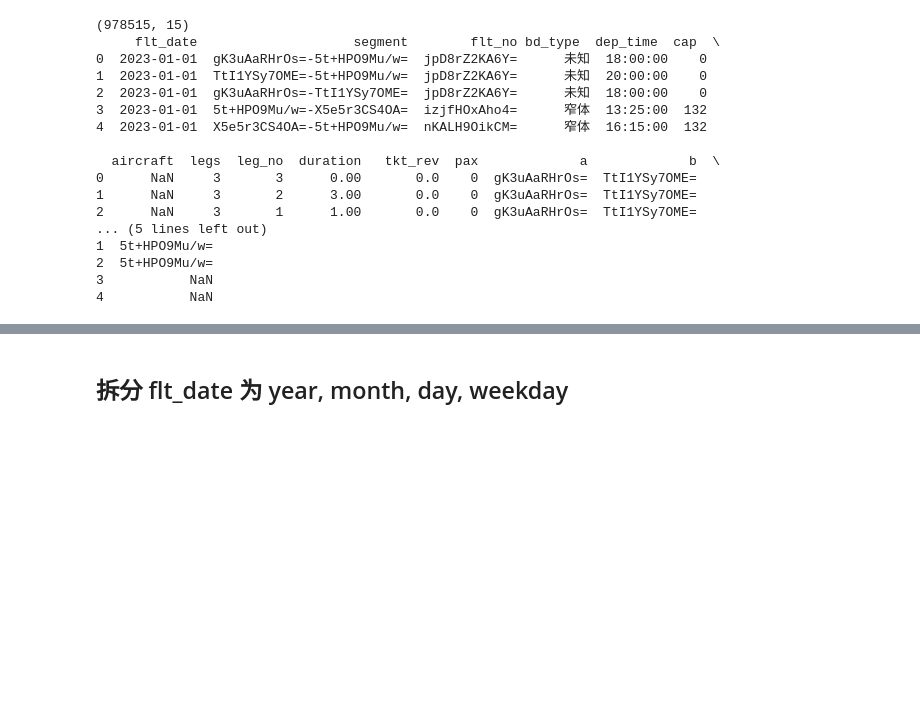
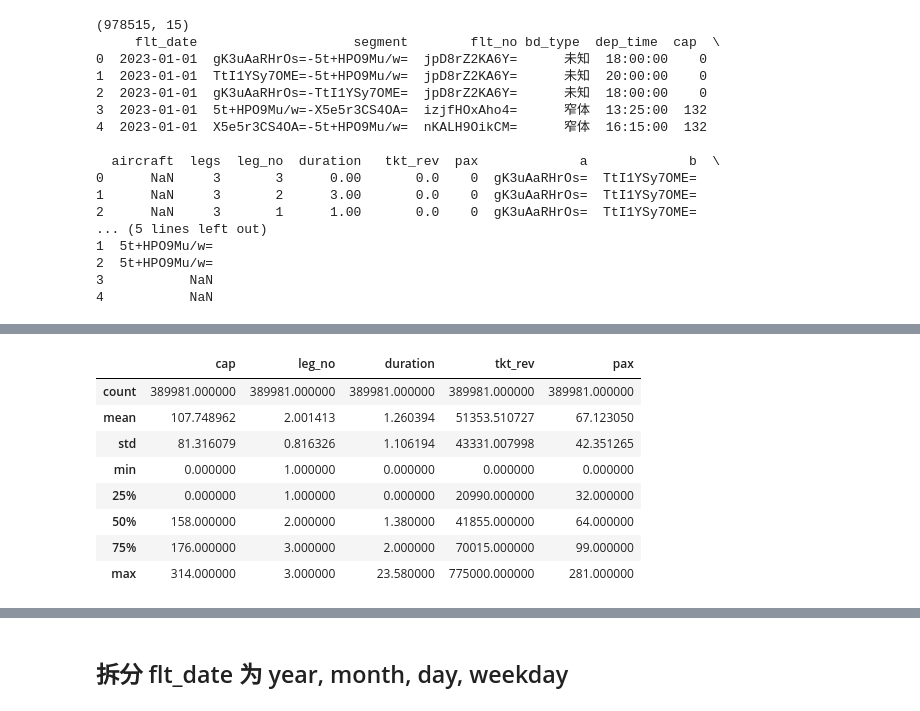
Before and after one commit to Yu-Code666/hh, a Jupyter notebook: 课题1/课题1-数据预处理.ipynb, the cells around one changed output, grey strips where cells are left out. Cells and saved outputs as stored; diff of their text form; code cells hidden in the pictures; blank space fills up the shorter version.

```diff
--- a/课题1/课题1-数据预处理.ipynb
+++ b/课题1/课题1-数据预处理.ipynb
@@ -51,0 +191,3 @@ print(df.head(5))
+# %%
+# 删除 'legs' 列
+df = df.drop(columns=['legs'])
@@ -51,0 +214,15 @@ print(df.head(5))
+# %%
+# 删除 legs 或 leg_no 列中值大于 3 的行
+df = df[df['leg_no'] <= 3]
+# %%
+df.describe()
+# %% [output]
+|  | cap | leg_no | duration | tkt_rev | pax |
+| count | 389981.000000 | 389981.000000 | 389981.000000 | 389981.000000 | 389981.000000 |
+| mean | 107.748962 | 2.001413 | 1.260394 | 51353.510727 | 67.123050 |
+| std | 81.316079 | 0.816326 | 1.106194 | 43331.007998 | 42.351265 |
+| min | 0.000000 | 1.000000 | 0.000000 | 0.000000 | 0.000000 |
+| 25% | 0.000000 | 1.000000 | 0.000000 | 20990.000000 | 32.000000 |
+| 50% | 158.000000 | 2.000000 | 1.380000 | 41855.000000 | 64.000000 |
+| 75% | 176.000000 | 3.000000 | 2.000000 | 70015.000000 | 99.000000 |
+| max | 314.000000 | 3.000000 | 23.580000 | 775000.000000 | 281.000000 |
```
Also changed, not shown: parts of 44 cells of this notebook, 9 other files.
